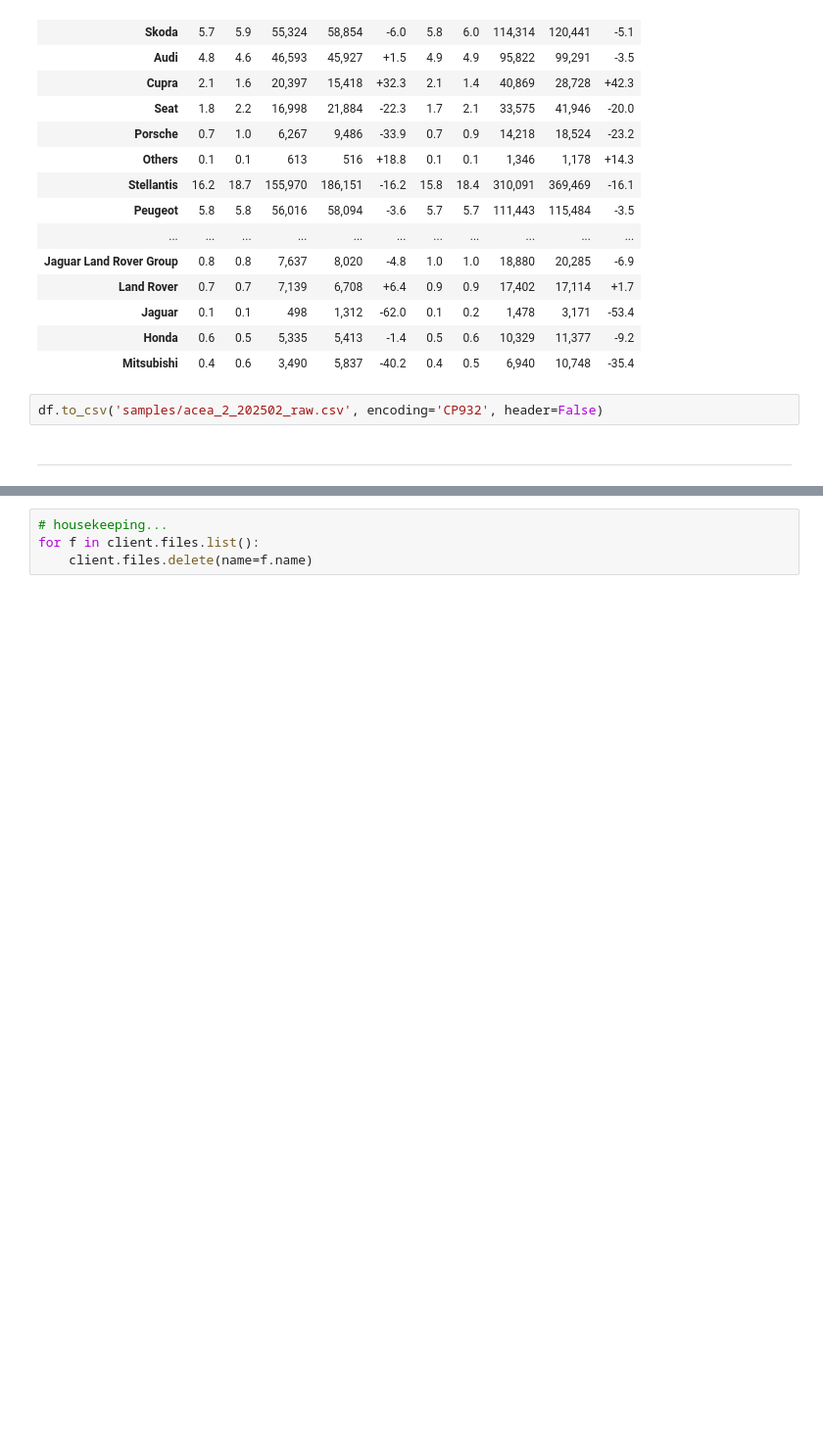
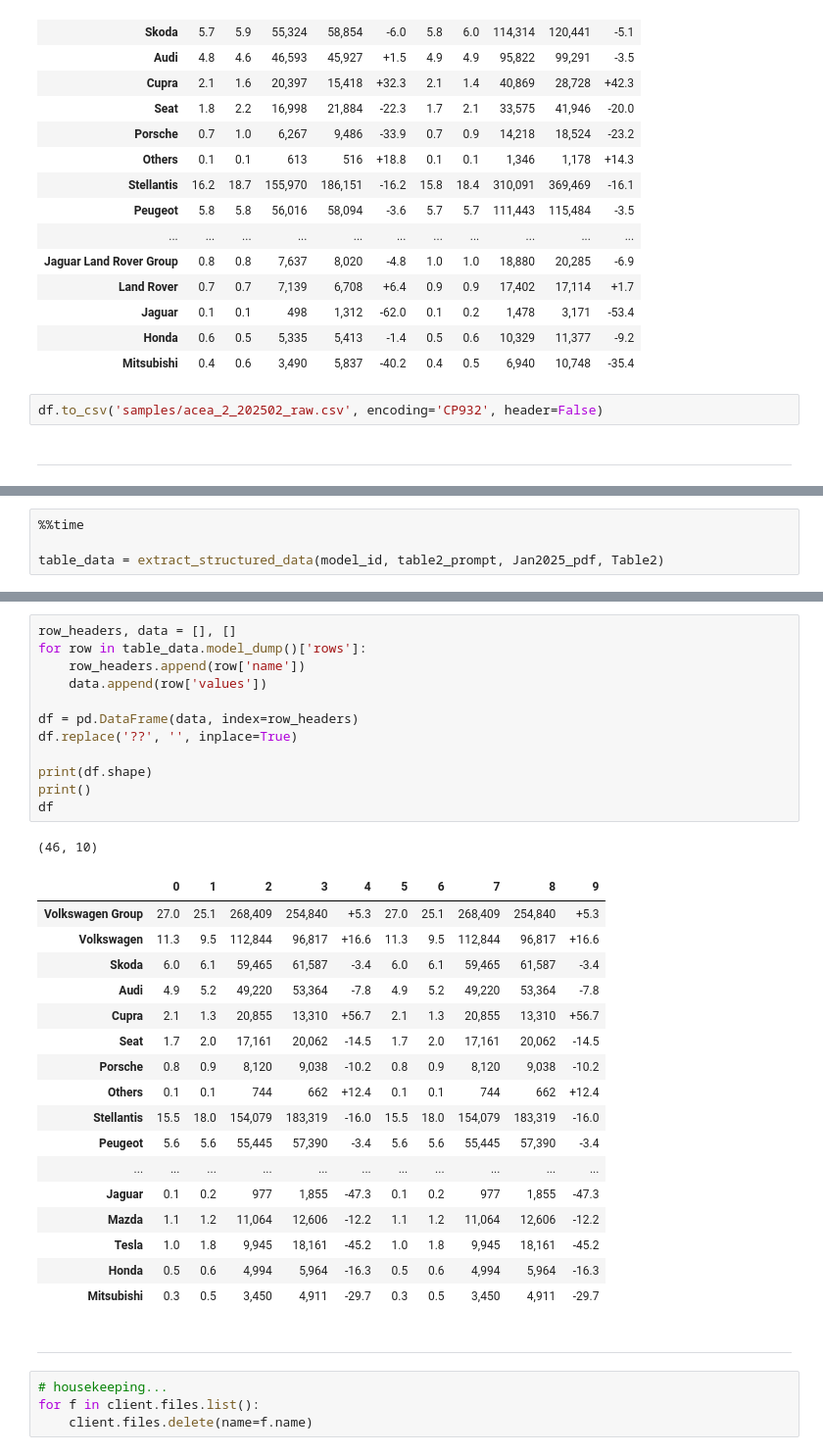
Before and after one commit to buruzaemon/pdf-table-extraction, a Jupyter notebook: 05_Gemini_2.0_Flash_API.ipynb, the cells around one changed output, grey strips where cells are left out. Shown at 98% size. Cells and saved outputs as stored; diff of their text form; blank space fills up the shorter version.

```diff
--- a/05_Gemini_2.0_Flash_API.ipynb
+++ b/05_Gemini_2.0_Flash_API.ipynb
@@ -288,0 +436,4 @@ df.to_csv('samples/acea_2_202502_raw.csv', encoding='CP932', header=False)
+# %%
+%%time
+
+table_data = extract_structured_data(model_id, table2_prompt, Jan2025_pdf, Table2)
@@ -289,3 +443,36 @@ df.to_csv('samples/acea_2_202502_raw.csv', encoding='CP932', header=False)
+# %%
+row_headers, data = [], []
+for row in table_data.model_dump()['rows']:
+    row_headers.append(row['name'])
+    data.append(row['values'])
+
+df = pd.DataFrame(data, index=row_headers)
+df.replace('??', '', inplace=True)
+
+print(df.shape)
+print()
+df
+# %% [output]
+(46, 10)
+|  | 0 | 1 | 2 | 3 | 4 | 5 | 6 | 7 | 8 | 9 |
+| Volkswagen Group | 27.0 | 25.1 | 268,409 | 254,840 | +5.3 | 27.0 | 25.1 | 268,409 | 254,840 | +5.3 |
+| Volkswagen | 11.3 | 9.5 | 112,844 | 96,817 | +16.6 | 11.3 | 9.5 | 112,844 | 96,817 | +16.6 |
+| Skoda | 6.0 | 6.1 | 59,465 | 61,587 | -3.4 | 6.0 | 6.1 | 59,465 | 61,587 | -3.4 |
+| Audi | 4.9 | 5.2 | 49,220 | 53,364 | -7.8 | 4.9 | 5.2 | 49,220 | 53,364 | -7.8 |
+| Cupra | 2.1 | 1.3 | 20,855 | 13,310 | +56.7 | 2.1 | 1.3 | 20,855 | 13,310 | +56.7 |
+| Seat | 1.7 | 2.0 | 17,161 | 20,062 | -14.5 | 1.7 | 2.0 | 17,161 | 20,062 | -14.5 |
+| Porsche | 0.8 | 0.9 | 8,120 | 9,038 | -10.2 | 0.8 | 0.9 | 8,120 | 9,038 | -10.2 |
+| Others | 0.1 | 0.1 | 744 | 662 | +12.4 | 0.1 | 0.1 | 744 | 662 | +12.4 |
+| Stellantis | 15.5 | 18.0 | 154,079 | 183,319 | -16.0 | 15.5 | 18.0 | 154,079 | 183,319 | -16.0 |
+| Peugeot | 5.6 | 5.6 | 55,445 | 57,390 | -3.4 | 5.6 | 5.6 | 55,445 | 57,390 | -3.4 |
+| ... | ... | ... | ... | ... | ... | ... | ... | ... | ... | ... |
+| Jaguar | 0.1 | 0.2 | 977 | 1,855 | -47.3 | 0.1 | 0.2 | 977 | 1,855 | -47.3 |
+| Mazda | 1.1 | 1.2 | 11,064 | 12,606 | -12.2 | 1.1 | 1.2 | 11,064 | 12,606 | -12.2 |
+| Tesla | 1.0 | 1.8 | 9,945 | 18,161 | -45.2 | 1.0 | 1.8 | 9,945 | 18,161 | -45.2 |
+| Honda | 0.5 | 0.6 | 4,994 | 5,964 | -16.3 | 0.5 | 0.6 | 4,994 | 5,964 | -16.3 |
+| Mitsubishi | 0.3 | 0.5 | 3,450 | 4,911 | -29.7 | 0.3 | 0.5 | 3,450 | 4,911 | -29.7 |
+# %% [markdown]
+----
 # %%
 # housekeeping...
 for f in client.files.list():
```
Also changed, not shown: parts of 25 cells of this notebook, 5 other files.
